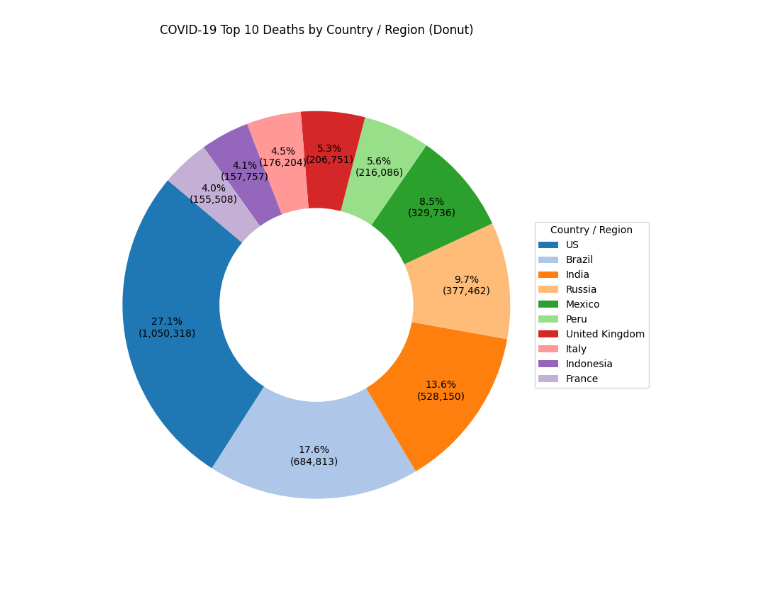
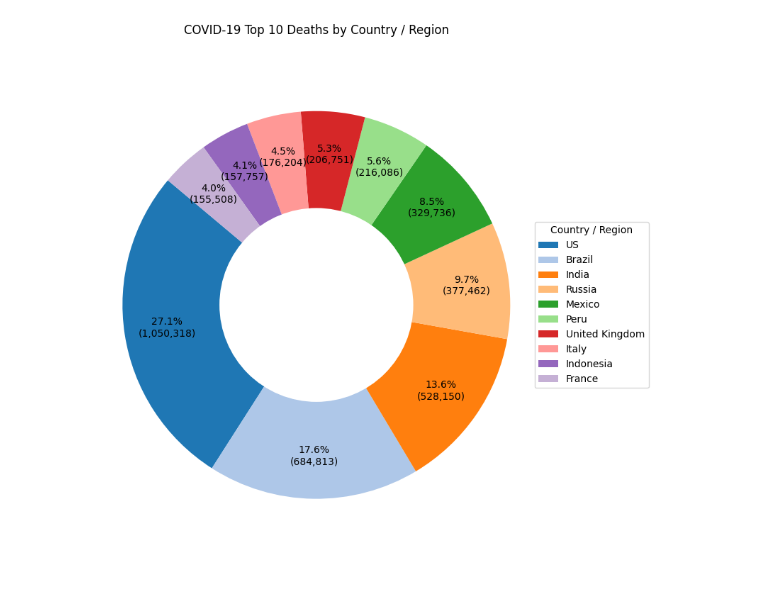
Before and after one commit to Melvynwastaken/Data_PO, a Jupyter notebook: analyse.ipynb, the cells around one changed output. Cells and saved outputs as stored; diff of their text form; code cells hidden in the pictures.

```diff
--- a/analyse.ipynb
+++ b/analyse.ipynb
@@ -38,39 +54,24 @@ print("✓ Data loaded. Columns:", df.columns.tolist())
 # %%
-# Top 20 deaths by country (global overview)
-region_col = 'Country_Region'
-if 'Deaths' not in df.columns:
-    raise KeyError(f"`Deaths` column not found. Columns: {df.columns.tolist()}")
-
-# ensure Deaths is numeric
-df['Deaths'] = pd.to_numeric(df['Deaths'], errors='coerce')
-df['Deaths'] = df['Deaths'].fillna(0)
-# aggregate into a DataFrame and sort properly
 agg_deaths = df.groupby(region_col, as_index=False).agg({'Deaths': 'sum'})
-# --- replaced bar chart with donut chart ---
-# choose top 10 for a clearer donut visualization
 top = agg_deaths.sort_values(by='Deaths', ascending=False).head(10)
 labels = top[region_col].tolist()
 sizes = top['Deaths'].tolist()
 
 fig, ax = plt.subplots(figsize=(8, 8))
-# pie chart
 wedges, texts, autotexts = ax.pie(
     sizes,
     labels=None,
     autopct=lambda pct: f"{pct:.1f}%\n({int(round(pct/100.0*sum(sizes))):,})",
     startangle=140,
     pctdistance=0.78,
     colors=plt.get_cmap('tab20').colors
 )
-# draw center circle to make it a donut
 centre_circle = plt.Circle((0, 0), 0.50, fc='white')
 ax.add_artist(centre_circle)
-
-# legend with labels
 ax.legend(wedges, labels, title='Country / Region', loc='center left', bbox_to_anchor=(1, 0, 0.5, 1))
-ax.set_title('COVID-19 Top 10 Deaths by Country / Region (Donut)')
-ax.axis('equal')  # Equal aspect ratio ensures that pie is drawn as a circle.
+ax.set_title('COVID-19 Top 10 Deaths by Country / Region')
+ax.axis('equal')
 plt.tight_layout()
 plt.show()
 # %% [output]
-[figure, old version]
+[figure, new version]
```
Also changed, not shown: parts of 9 cells of this notebook, 2 other files.
